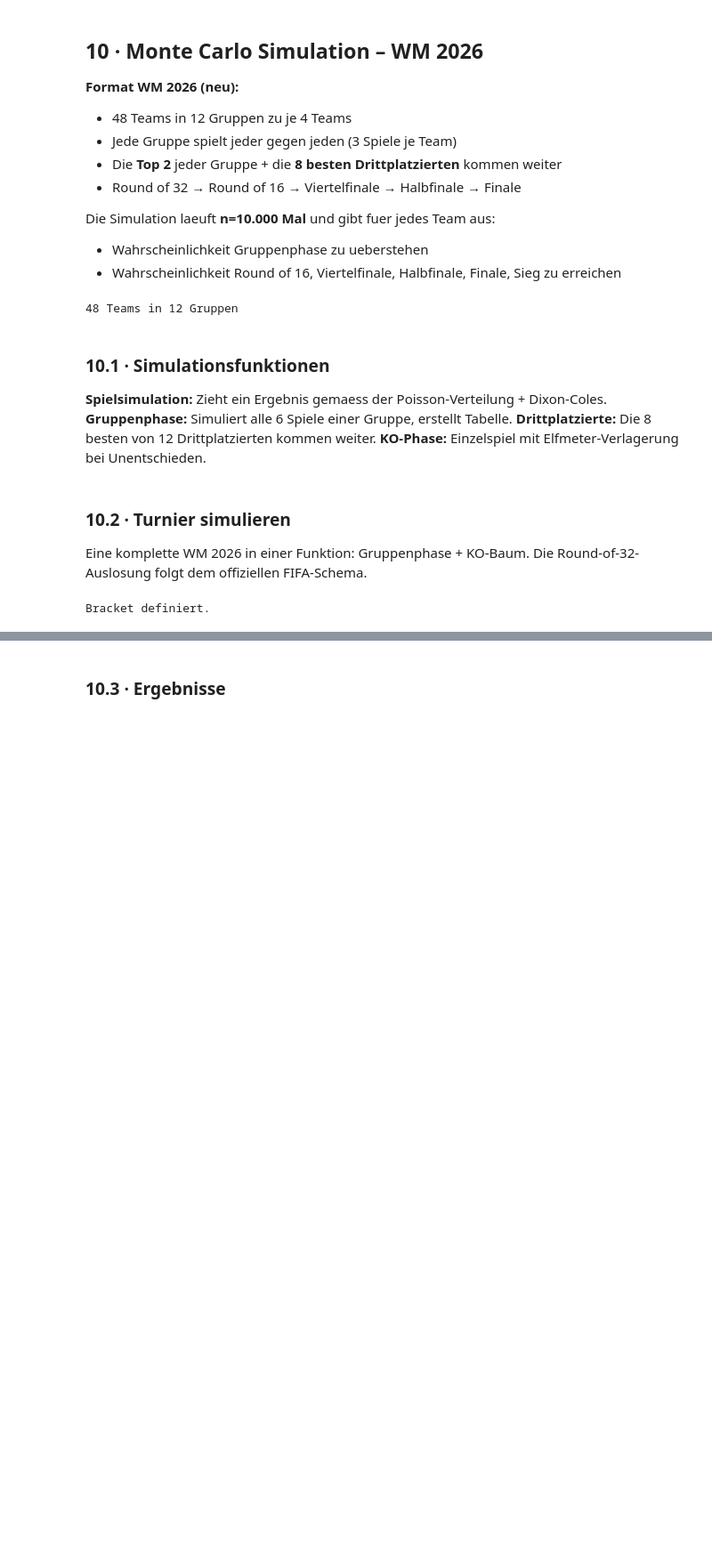
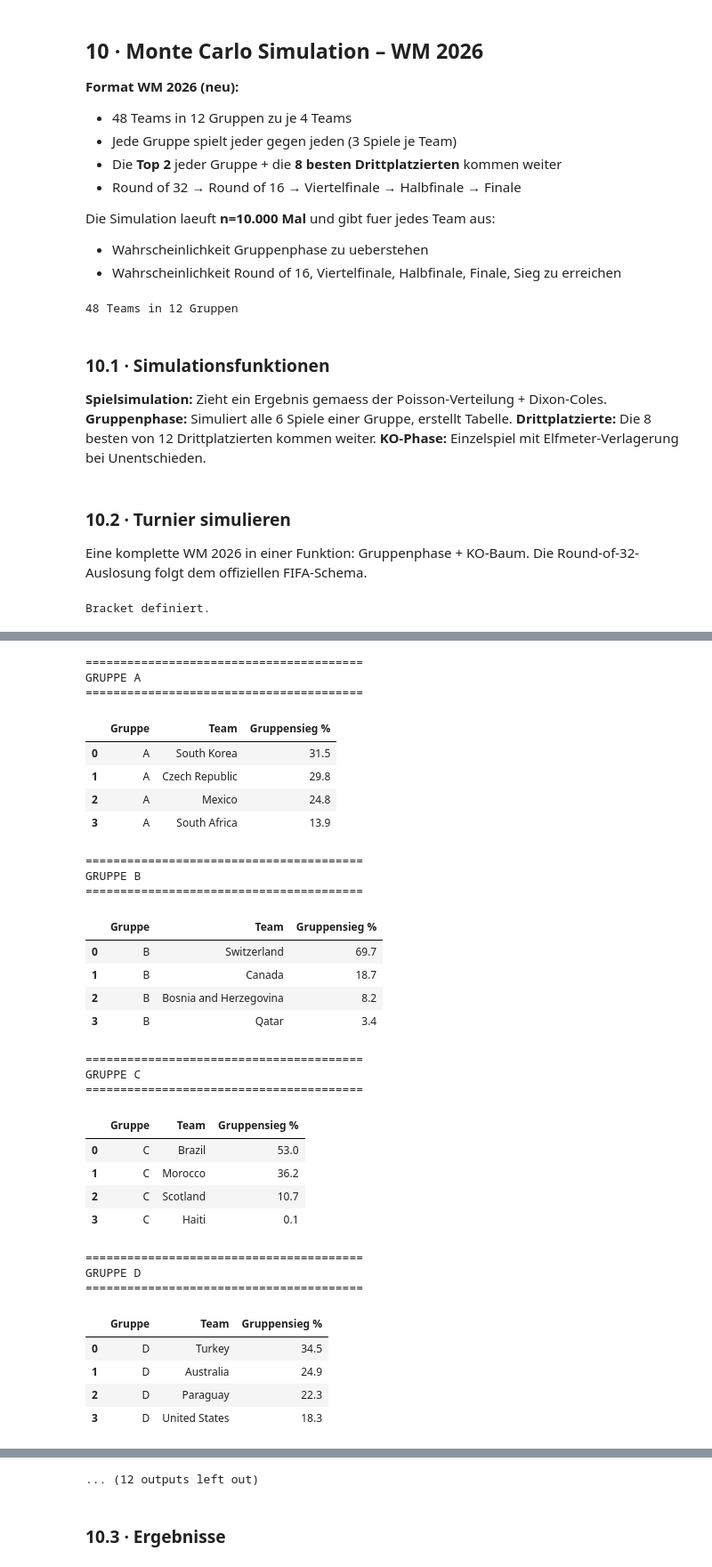
Before and after one commit to Giuliano99/wm26-predictions, a Jupyter notebook: WM_Prediction_2026_v3.ipynb, the cells around one changed output, grey strips where cells are left out. Shown at 89% size. Saved outputs shown, nothing was run; the diff lists cells and outputs as text; code cells hidden in the pictures; blank space fills up the shorter version.

```diff
--- a/WM_Prediction_2026_v3.ipynb
+++ b/WM_Prediction_2026_v3.ipynb
@@ -697,12 +681,19 @@ Bracket definiert.
 # %%
 import time
 
+from matplotlib import table
+
 N_SIM = 10_000
+group_winners = {
+    group: {team: 0 for team in teams}
+    for group, teams in GROUPS.items()
+}
 
 # Ergebnis-Zaehler
 reach = {team: {stage: 0 for stage in
     ["R32", "R16", "QF", "SF", "Final", "Winner"]}
     for team in all_teams}
+
 
 rng = np.random.default_rng(42)
 
@@ -735,6 +726,8 @@ for sim in range(N_SIM):
 
         # now simulate the group
         ranked = simulate_group(teams)
+        winner = ranked[0][0]
+        group_winners[gname][winner] += 1
         # Platz 1 und 2 direkt qualifiziert
         r32.append(("1" + gname, ranked[0][0]))
         r32.append(("2" + gname, ranked[1][0]))
@@ -779,0 +773,70 @@ Fertig in 558.8s  (18 Sim/s)
+# %%
+# Gruppensieg-Wahrscheinlichkeiten
+
+group_win_rows = []
+
+for group, teams in GROUPS.items():
+
+    for team in teams:
+
+        group_win_rows.append({
+            "Gruppe": group,
+            "Team": team,
+            "Gruppensieg %": round(
+                100 * group_winners[group][team] / N_SIM,
+                1
+            )
+        })
+
+group_win_df = (
+    pd.DataFrame(group_win_rows)
+      .sort_values(
+          ["Gruppe", "Gruppensieg %"],
+          ascending=[True, False]
+      )
+)
+
+for group in GROUPS.keys():
+
+    print(f"\n{'='*40}")
+    print(f"GRUPPE {group}")
+    print(f"{'='*40}")
+
+    display(
+        group_win_df[
+            group_win_df["Gruppe"] == group
+        ].reset_index(drop=True)
+    )
+# %% [output]
+========================================
+GRUPPE A
+========================================
+|  | Gruppe | Team | Gruppensieg % |
+| 0 | A | South Korea | 31.5 |
+| 1 | A | Czech Republic | 29.8 |
+| 2 | A | Mexico | 24.8 |
+| 3 | A | South Africa | 13.9 |
+========================================
+GRUPPE B
+========================================
+|  | Gruppe | Team | Gruppensieg % |
+| 0 | B | Switzerland | 69.7 |
+| 1 | B | Canada | 18.7 |
+| 2 | B | Bosnia and Herzegovina | 8.2 |
+| 3 | B | Qatar | 3.4 |
+========================================
+GRUPPE C
+========================================
+|  | Gruppe | Team | Gruppensieg % |
+| 0 | C | Brazil | 53.0 |
+| 1 | C | Morocco | 36.2 |
+| 2 | C | Scotland | 10.7 |
+| 3 | C | Haiti | 0.1 |
+========================================
+GRUPPE D
+========================================
+|  | Gruppe | Team | Gruppensieg % |
+| 0 | D | Turkey | 34.5 |
+| 1 | D | Australia | 24.9 |
+| 2 | D | Paraguay | 22.3 |
+| 3 | D | United States | 18.3 |
@@ -780,3 +859,4 @@ Fertig in 558.8s  (18 Sim/s)
+... (12 outputs left out)
 # %% [markdown]
 ### 10.3 · Ergebnisse
 # %%
```
Also changed, not shown: parts of 8 cells of this notebook, 3 other files.
